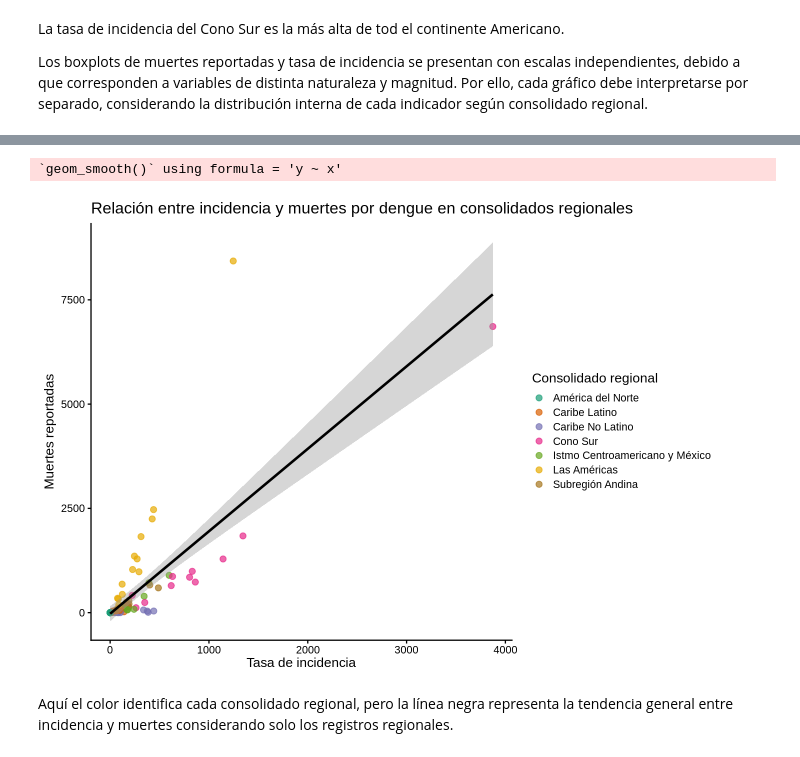
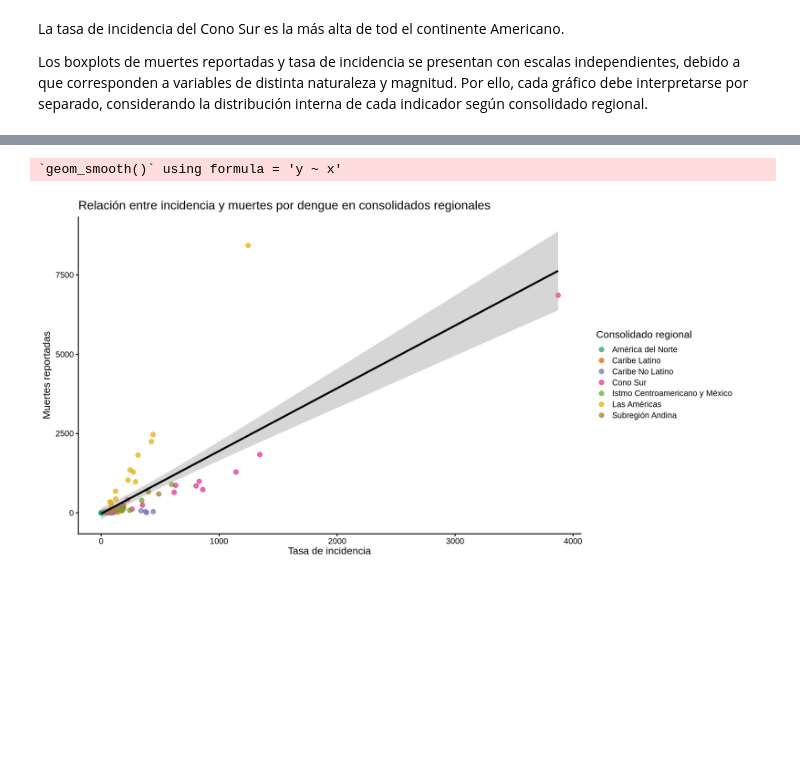
Before and after one commit to Merenguimona/act2_Adatos, a Jupyter notebook: NOTEBOOKS/EDA_DENGUE_AM.ipynb, the cells around one changed output, grey strips where cells are left out. Saved outputs shown, nothing was run; the diff lists cells and outputs as text; code cells hidden in the pictures; blank space fills up the shorter version.

```diff
--- a/NOTEBOOKS/EDA_DENGUE_AM.ipynb
+++ b/NOTEBOOKS/EDA_DENGUE_AM.ipynb
@@ -306,7 +307,7 @@ dengue_data <- dengue_data %>%
     tipo_registro = ifelse(
       country_sp %in% regiones_consolidadas,
       "Consolidado regional",
-      "País / territorio"
+      "País"
     )
   )
 # %%
@@ -642,26 +642,24 @@ Los boxplots de muertes reportadas y tasa de incidencia se presentan con escalas
 # %%
 #==========================
 # RELACIÓN VISUAL REGIONAL
 #==========================
 
-options(repr.plot.width = 12, repr.plot.height = 8)
+options(repr.plot.width = 16, repr.plot.height = 8)
 
 ggplot(dengue_regional,
        aes(x = incidence_rate_c,
            y = deaths,
            color = country_sp)) +
   geom_point(size = 3, alpha = 0.7) +
   geom_smooth(method = "lm", se = TRUE, color = "black") +
   labs(
     title = "Relación entre incidencia y muertes por dengue en consolidados regionales",
     x = "Tasa de incidencia",
     y = "Muertes reportadas",
     color = "Consolidado regional"
   ) +
   scale_color_brewer(palette = "Dark2") +
   theme_classic(base_size = 16)
 # %% [output]
 `geom_smooth()` using formula = 'y ~ x'
-[figure, old version]
+[figure, new version]
-# %% [markdown]
-Aquí el color identifica cada consolidado regional, pero la línea negra representa la tendencia general entre incidencia y muertes considerando solo los registros regionales.
```
Also changed, not shown: parts of 27 cells of this notebook.
